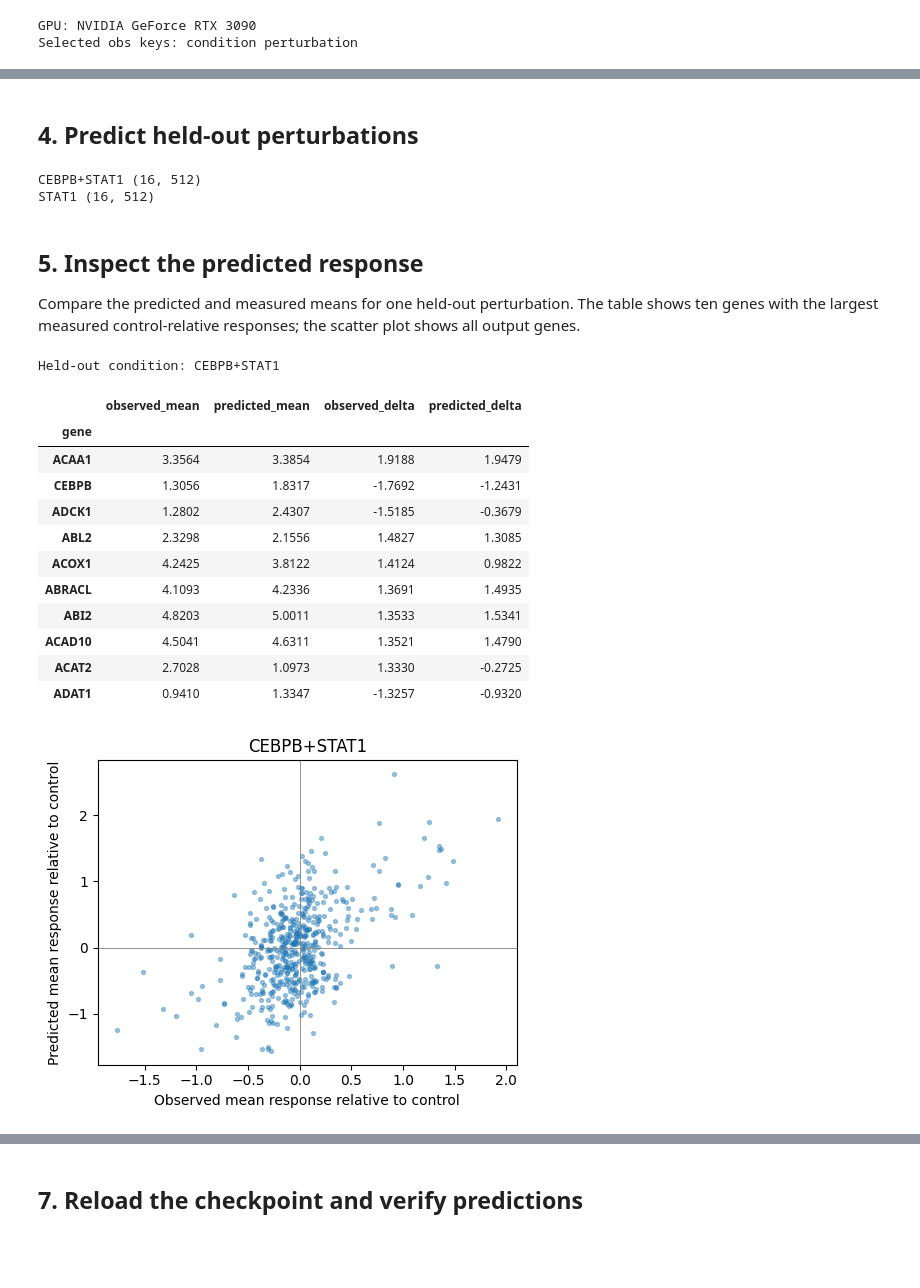
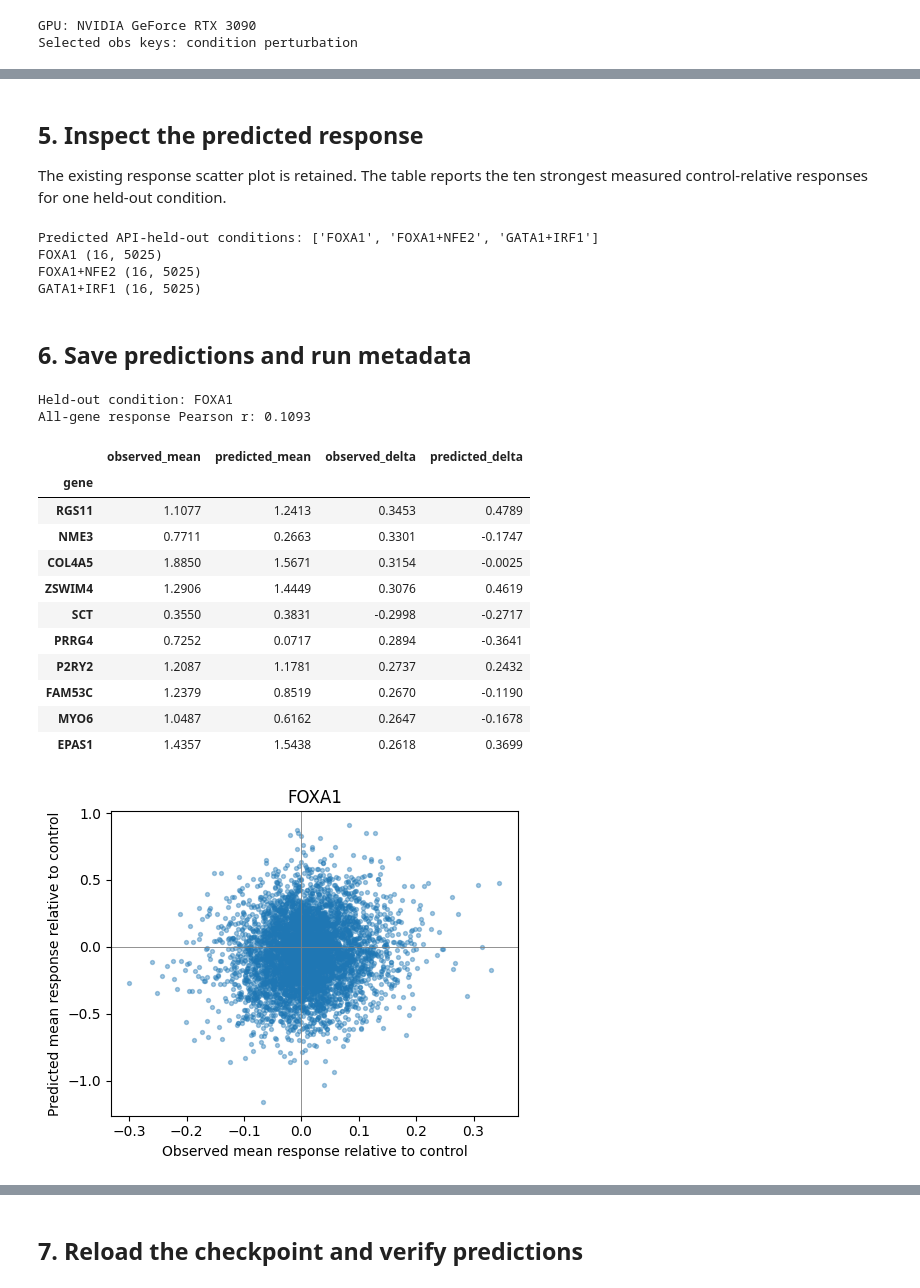
Before and after one commit to zc-fang/CAPRA, a Jupyter notebook: demo/demo_own_data.ipynb, the cells around one changed output, grey strips where cells are left out. Drawn from its saved outputs; the diff is of its cells as text; code cells hidden in the pictures; blank space fills up the shorter version.

Commit message:
Refresh reproducible CAPRA demos

```diff
--- a/demo/demo_own_data.ipynb
+++ b/demo/demo_own_data.ipynb
@@ -69,7 +46,7 @@ demo_name = 'demo_own_data'
 condition_key = 'condition'       # input adata.obs column
 perturbation_key = 'perturbation'  # input adata.obs column
 seed = 24
-max_epochs, n_pred, val_n_pred, num_workers = 2, 16, 16, 0
+max_epochs, n_pred, val_n_pred, num_workers = 1, 16, 16, 0
 accelerator = 'gpu'
 if not torch.cuda.is_available():
     raise RuntimeError('A CUDA GPU is required for this demo.')
@@ -194,64 +204,68 @@ CAPRA training | epoch 2/2 | train_loss=3.4578 | val_unseen_loss=0.4585 | monito
 # %% [markdown]
-## 4. Predict held-out perturbations
+## 5. Inspect the predicted response
+
+The existing response scatter plot is retained. The table reports the ten strongest measured control-relative responses for one held-out condition.
 # %%
 stage_started = time.perf_counter()
-test_conditions = list(capra_data.splits['test'])
+test_conditions = list(capra_data.splits['test'])[:3]
 predictions = model.generate_counterfactual_profiles(pert_list=test_conditions, n_pred=n_pred)
 timings['prediction_seconds'] = time.perf_counter() - stage_started
+print('Predicted API-held-out conditions:', test_conditions)
 for condition, matrix in predictions.items():
     print(condition, matrix.shape)
 # %% [output]
-CEBPB+STAT1 (16, 512)
-STAT1 (16, 512)
+Predicted API-held-out conditions: ['FOXA1', 'FOXA1+NFE2', 'GATA1+IRF1']
+FOXA1 (16, 5025)
+FOXA1+NFE2 (16, 5025)
+GATA1+IRF1 (16, 5025)
 # %% [markdown]
-## 5. Inspect the predicted response
-
-Compare the predicted and measured means for one held-out perturbation.
-The table shows ten genes with the largest measured control-relative responses;
-the scatter plot shows all output genes.
+## 6. Save predictions and run metadata
 # %%
 # Inspect the measured and predicted mean responses for one held-out condition.
 from IPython.display import display
 import matplotlib.pyplot as plt
 from IPython import get_ipython
 get_ipython().run_line_magic('matplotlib', 'inline')
 
 condition = test_conditions[0]
 canonical_labels = capra_data.adata.obs['perturbation'].astype(str)
 control_mean = np.asarray(capra_data.adata[canonical_labels == 'control'].X.mean(axis=0)).ravel()
 observed_mean = np.asarray(capra_data.adata[canonical_labels == condition].X.mean(axis=0)).ravel()
 predicted_mean = predictions[condition].mean(axis=0)
 response_table = pd.DataFrame({
     'observed_mean': observed_mean,
     'predicted_mean': predicted_mean,
     'observed_delta': observed_mean - control_mean,
     'predicted_delta': predicted_mean - control_mean,
 }, index=capra_data.adata.var_names)
 response_table.index.name = 'gene'
 strongest = response_table['observed_delta'].abs().nlargest(10).index
+pearson = np.corrcoef(response_table['observed_delta'], response_table['predicted_delta'])[0, 1]
 print('Held-out condition:', condition)
+print('All-gene response Pearson r:', round(float(pearson), 4))
 display(response_table.loc[strongest].round(4))
 fig, ax = plt.subplots(figsize=(5, 4))
 ax.scatter(response_table['observed_delta'], response_table['predicted_delta'], s=8, alpha=0.4)
 ax.axhline(0, color='grey', linewidth=0.6)
 ax.axvline(0, color='grey', linewidth=0.6)
 ax.set(xlabel='Observed mean response relative to control',
        ylabel='Predicted mean response relative to control', title=condition)
 fig.tight_layout()
 plt.show()
 # %% [output]
-Held-out condition: CEBPB+STAT1
+Held-out condition: FOXA1
+All-gene response Pearson r: 0.1093
 |  | observed_mean | predicted_mean | observed_delta | predicted_delta |
 | gene |  |  |  |  |
-| ACAA1 | 3.3564 | 3.3854 | 1.9188 | 1.9479 |
-| CEBPB | 1.3056 | 1.8317 | -1.7692 | -1.2431 |
-| ADCK1 | 1.2802 | 2.4307 | -1.5185 | -0.3679 |
-| ABL2 | 2.3298 | 2.1556 | 1.4827 | 1.3085 |
-| ACOX1 | 4.2425 | 3.8122 | 1.4124 | 0.9822 |
-| ABRACL | 4.1093 | 4.2336 | 1.3691 | 1.4935 |
-| ABI2 | 4.8203 | 5.0011 | 1.3533 | 1.5341 |
-| ACAD10 | 4.5041 | 4.6311 | 1.3521 | 1.4790 |
-| ACAT2 | 2.7028 | 1.0973 | 1.3330 | -0.2725 |
-| ADAT1 | 0.9410 | 1.3347 | -1.3257 | -0.9320 |
+| RGS11 | 1.1077 | 1.2413 | 0.3453 | 0.4789 |
+| NME3 | 0.7711 | 0.2663 | 0.3301 | -0.1747 |
+| COL4A5 | 1.8850 | 1.5671 | 0.3154 | -0.0025 |
+| ZSWIM4 | 1.2906 | 1.4449 | 0.3076 | 0.4619 |
+| SCT | 0.3550 | 0.3831 | -0.2998 | -0.2717 |
+| PRRG4 | 0.7252 | 0.0717 | 0.2894 | -0.3641 |
+| P2RY2 | 1.2087 | 1.1781 | 0.2737 | 0.2432 |
+| FAM53C | 1.2379 | 0.8519 | 0.2670 | -0.1190 |
+| MYO6 | 1.0487 | 0.6162 | 0.2647 | -0.1678 |
+| EPAS1 | 1.4357 | 1.5438 | 0.2618 | 0.3699 |
-[figure, old version]
+[figure, new version]
 # %% [markdown]
```
Also changed, not shown: parts of 11 cells of this notebook, 3 other files.
